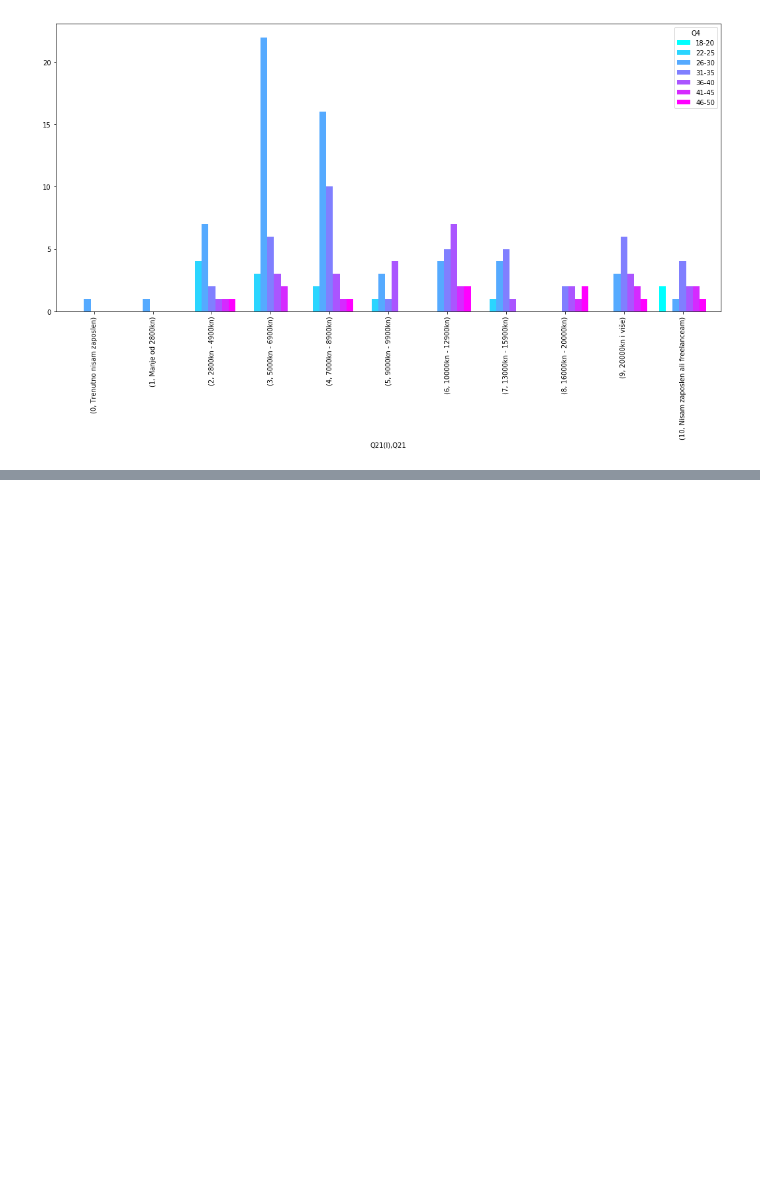
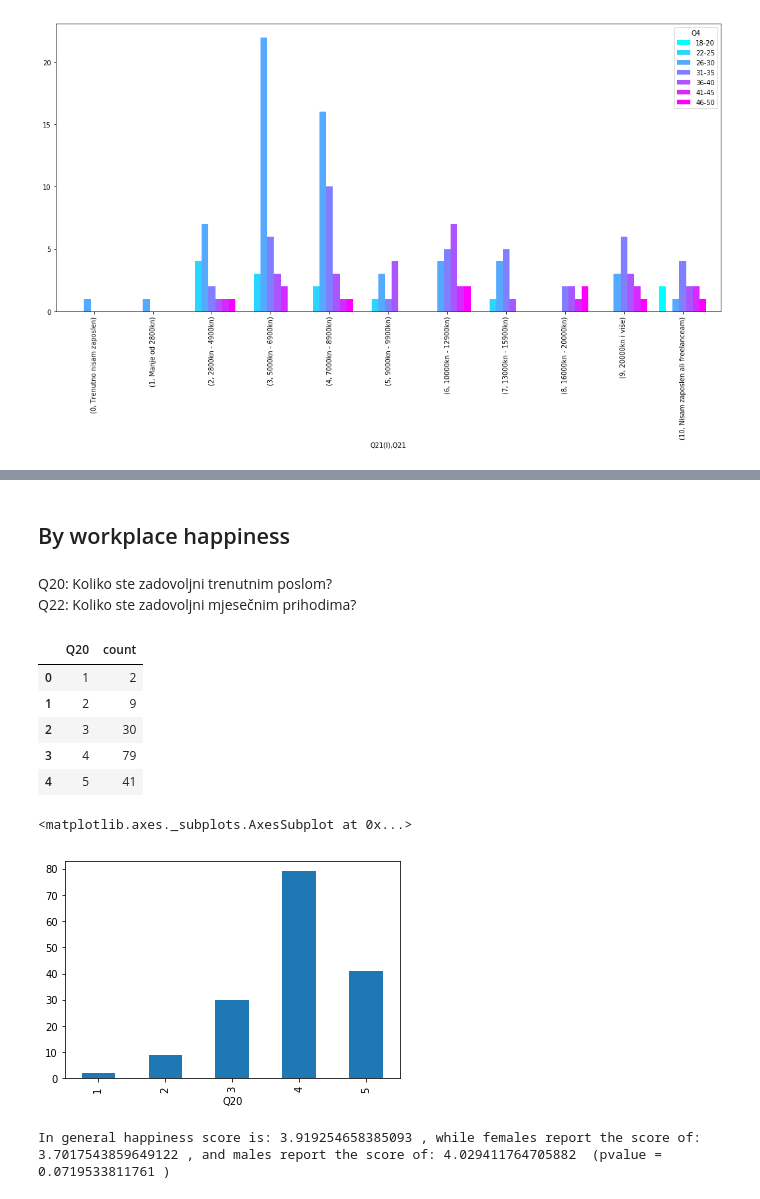
Before and after one commit to mariopavlovic/ixda-croatia-survey-analysis, a Jupyter notebook: ixda survey 2018.ipynb, the cells around one changed output, grey strips where cells are left out. Drawn from its saved outputs; the diff is of its cells as text; code cells hidden in the pictures; blank space fills up the shorter version.

```diff
--- a/ixda survey 2018.ipynb
+++ b/ixda survey 2018.ipynb
@@ -324,0 +359,27 @@ salary_by_age_graph.plot(kind='bar', figsize=(18, 8), colormap='cool', width=0.8
+# %% [markdown]
+## By workplace happiness
+# %% [markdown]
+Q20: Koliko ste zadovoljni trenutnim poslom?
+Q22: Koliko ste zadovoljni mjesečnim prihodima?
+# %%
+happiness = df.groupby('Q20').count().iloc[:,1].reset_index(name='count')
+display(happiness)
+happiness.set_index('Q20')['count'].plot.bar()
+# %% [output]
+|  | Q20 | count |
+| 0 | 1 | 2 |
+| 1 | 2 | 9 |
+| 2 | 3 | 30 |
+| 3 | 4 | 79 |
+| 4 | 5 | 41 |
+<matplotlib.axes._subplots.AxesSubplot at 0x...>
+[figure, added]
+# %%
+happiness_general = df['Q20'].mean()
+happiness_female = female['Q20'].mean()
+happiness_male = male['Q20'].mean()
+p_value_happiness_by_gender = sp.stats.ranksums(female['Q20'], male['Q20']).pvalue
+
+print('In general happiness score is:', happiness_general, ', while females report the score of:', happiness_female, ', and males report the score of:', happiness_male, ' (pvalue = ', p_value_happiness_by_gender,')')
+# %% [output]
+In general happiness score is: 3.919254658385093 , while females report the score of: 3.7017543859649122 , and males report the score of: 4.029411764705882  (pvalue =  0.0719533811761 )
```
Also changed, not shown: parts of 5 cells of this notebook.
